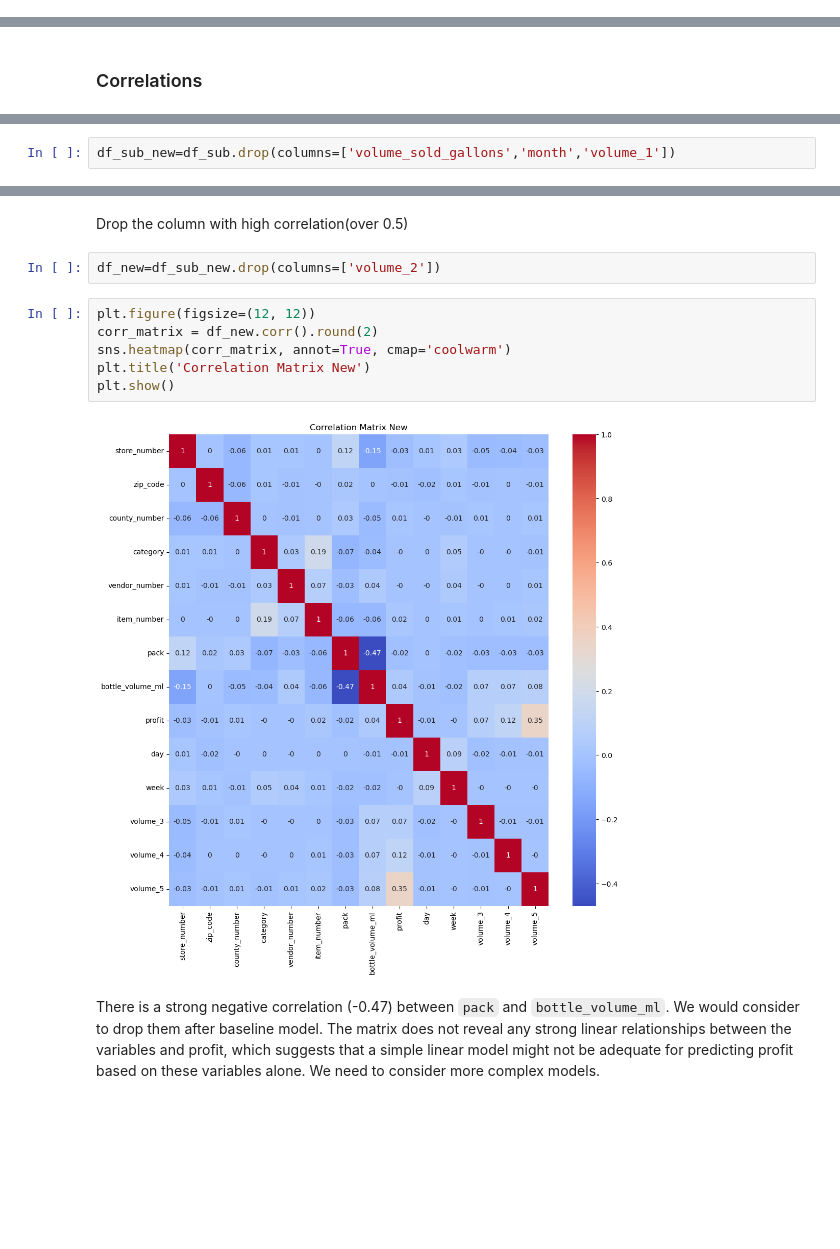
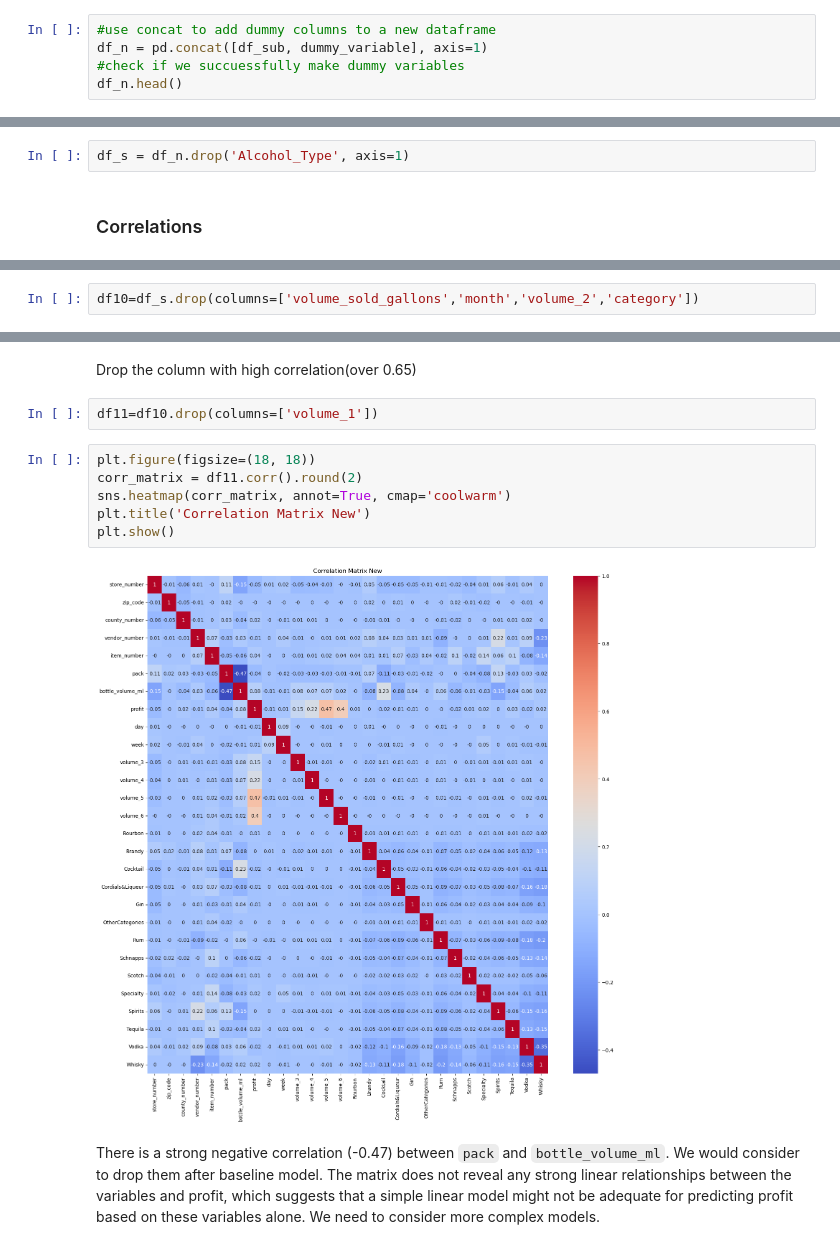
Before and after one commit to LuciaZou/capstone, a Jupyter notebook: Feature Engineering.ipynb, the cells around one changed output, grey strips where cells are left out. Saved outputs shown, nothing was run; the diff lists cells and outputs as text; blank space fills up the shorter version.

```diff
--- a/Feature Engineering.ipynb
+++ b/Feature Engineering.ipynb
@@ -602,0 +742,5 @@ df_sub
+# %%
+#use concat to add dummy columns to a new dataframe
+df_n = pd.concat([df_sub, dummy_variable], axis=1)
+#check if we succuessfully make dummy variables
+df_n.head()
@@ -603,3 +775,5 @@ df_sub
+# %%
+df_s = df_n.drop('Alcohol_Type', axis=1)
 # %% [markdown]
 ### Correlations
 # %%
@@ -615,3 +789,3 @@ Drop the columns with high correlations(over 0.65)
 # %%
-df_sub_new=df_sub.drop(columns=['volume_sold_gallons','month','volume_1'])
+df10=df_s.drop(columns=['volume_sold_gallons','month','volume_2','category'])
 # %%
@@ -625,15 +799,15 @@ plt.show()
 # %% [markdown]
-Drop the column with high correlation(over 0.5)
+Drop the column with high correlation(over 0.65)
 # %%
-df_new=df_sub_new.drop(columns=['volume_2'])
+df11=df10.drop(columns=['volume_1'])
 # %%
-plt.figure(figsize=(12, 12))
-corr_matrix = df_new.corr().round(2)
+plt.figure(figsize=(18, 18))
+corr_matrix = df11.corr().round(2)
 sns.heatmap(corr_matrix, annot=True, cmap='coolwarm')
 plt.title('Correlation Matrix New')
 plt.show()
 # %% [output]
-[figure, old version]
+[figure, new version]
 # %% [markdown]
 There is a strong negative correlation (-0.47) between `pack` and `bottle_volume_ml`. We would consider to drop them after baseline model. The matrix does not reveal any strong linear relationships between the variables and profit, which suggests that a simple linear model might not be adequate for predicting profit based on these variables alone. We need to consider more complex models.
 # %%
```
Also changed, not shown: parts of 59 cells of this notebook, 5 other files.
